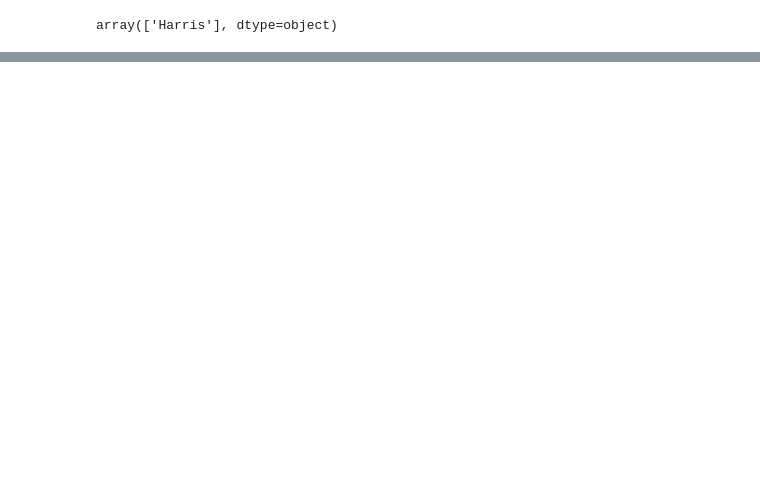
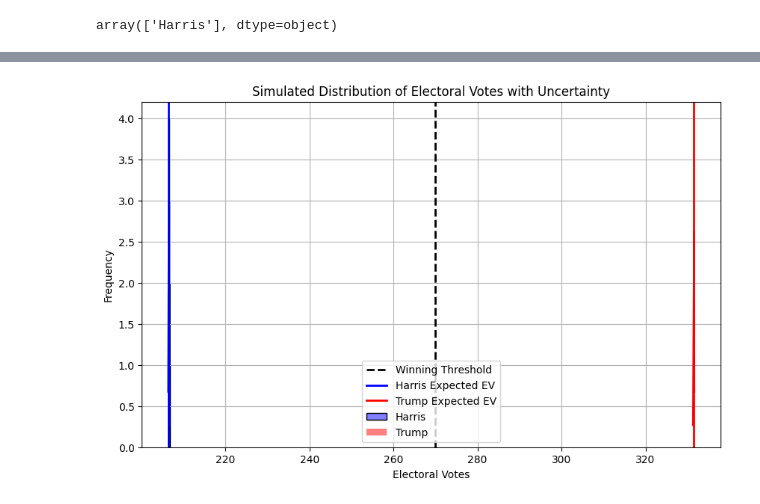
Before and after one commit to Pinghsuanlin/DS_sideProjects, a Jupyter notebook: statisticalAnalysis/2024election.ipynb, the cells around one changed output, grey strips where cells are left out. Drawn from its saved outputs; the diff is of its cells as text; code cells hidden in the pictures; blank space fills up the shorter version.

```diff
--- a/statisticalAnalysis/2024election.ipynb
+++ b/statisticalAnalysis/2024election.ipynb
@@ -648,0 +609,11 @@ print(stats_df.head())
+# %%
+# Set parameters
+n_sim = 1000 # number of simulations
+baseline_uncertainty = 0.02
+
+# Vectorized weight generation
+weight_votes = np.round(np.arange(0.01, 1.01, 0.02), 10)
+weight_polls = 1 - weight_votes
+
+# Run simulation
+results_df = simulate_election(voting_df, polling_df, weight_votes, weight_polls, baseline_uncertainty, n_sim)
@@ -648,0 +638,26 @@ print(stats_df.head())
+# %%
+def plot_ev_hist(results_df):
+    plt.figure(figsize=(10,6))
+
+    # Histogram for Harris & Trump
+    sns.histplot(results_df['harris_evotes'], bins=30, kde=True, color='blue', label='Harris')
+    sns.histplot(results_df['trump_evotes'], bins=30, kde=True, color='red', label='Trump')
+
+    # Add vertical line at 270 EVs
+    plt.axvline(270, color='black', linestyle='--', linewidth=2, label='Winning Threshold')
+
+    # Add vertical line for the expected electoral votes
+    plt.axvline(results_df['harris_evotes'].mean(), color='blue', linestyle='-', linewidth=2, label='Harris Expected EV')
+    plt.axvline(results_df['trump_evotes'].mean(), color='red', linestyle='-', linewidth=2, label='Trump Expected EV')
+
+    # Formatting
+    plt.xlabel('Electoral Votes')
+    plt.ylabel('Frequency')
+    plt.title('Simulated Distribution of Electoral Votes with Uncertainty')
+    plt.legend()
+    plt.grid(True)
+    plt.show()
+# %%
+plot_ev_hist(results_df)
+# %% [output]
+[figure, added]
```
Also changed, not shown: parts of 40 cells of this notebook.
